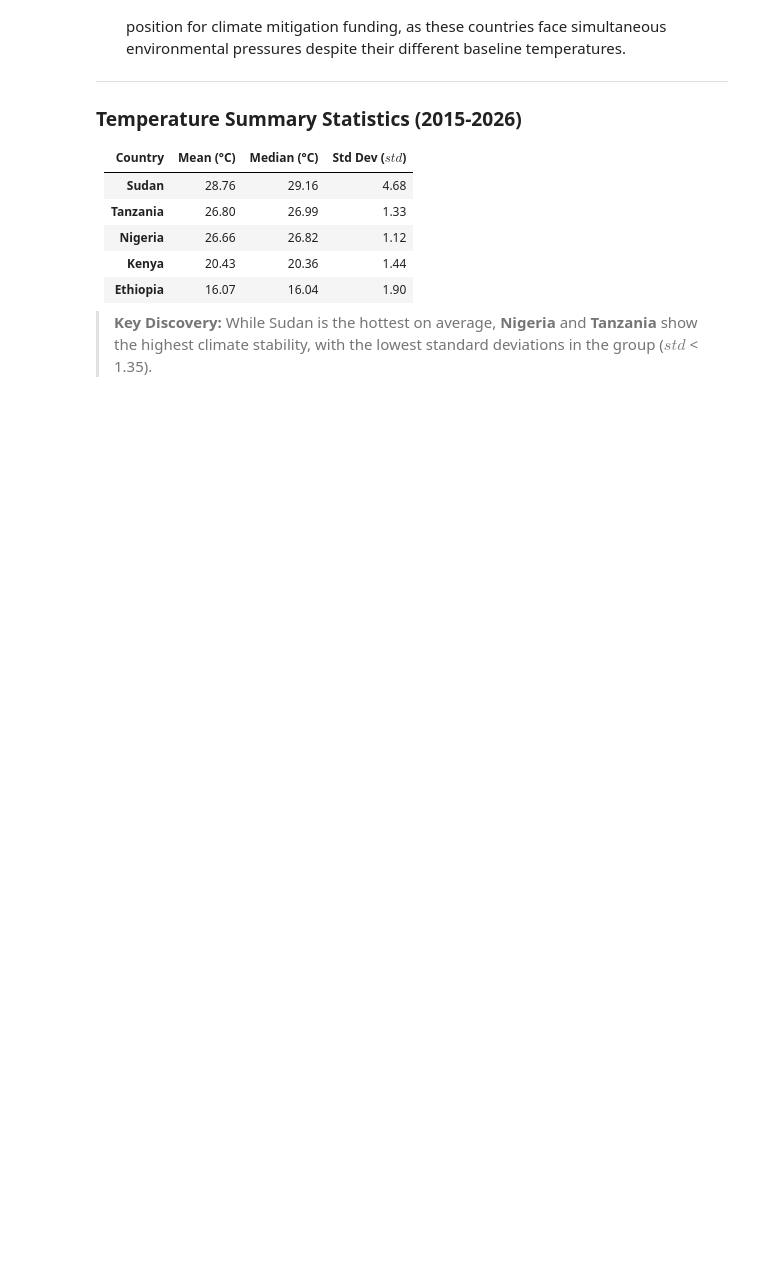
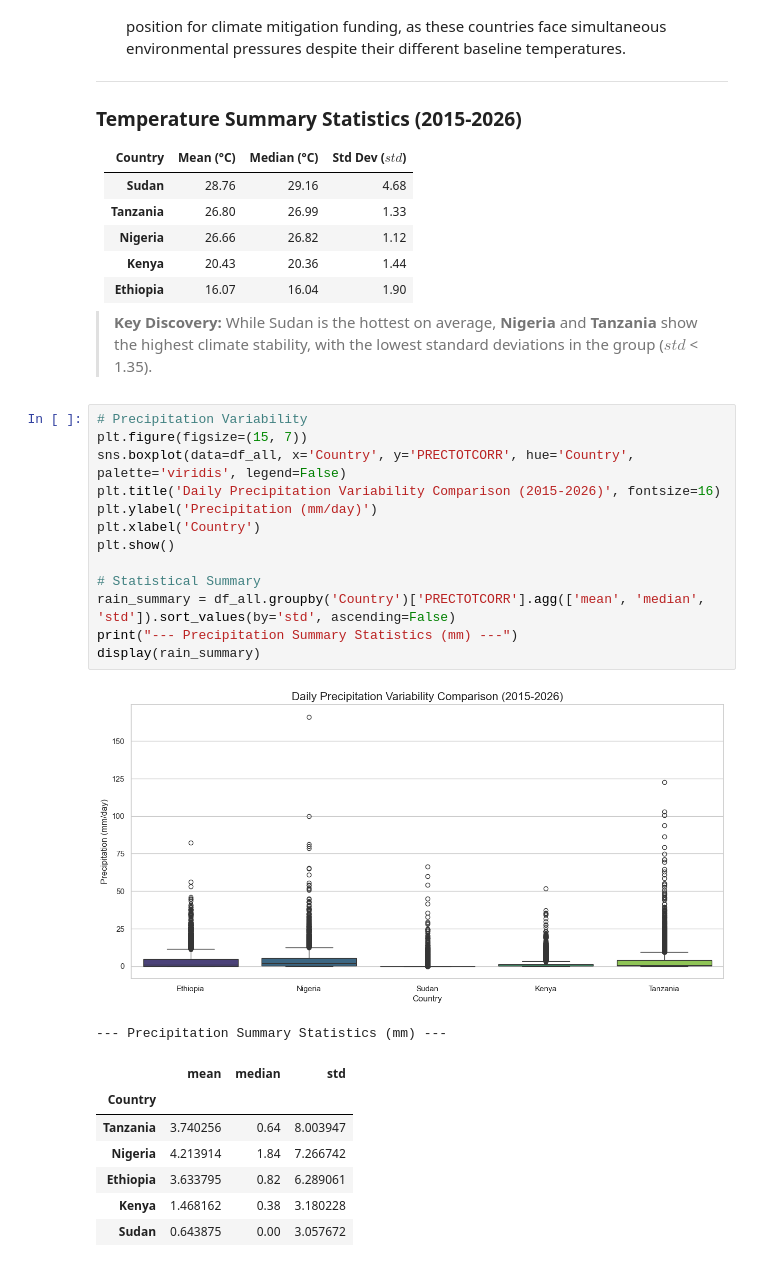
Before and after one commit to SimretAbebe/climate-challenge-week0, a Jupyter notebook: notebooks/compare_countries.ipynb, the cells around one changed output. Saved outputs shown, nothing was run; the diff lists cells and outputs as text; blank space fills up the shorter version.

Commit message:
feat: compare rainfall variability across 5 countries with boxplots and scientific notes

```diff
--- a/notebooks/compare_countries.ipynb
+++ b/notebooks/compare_countries.ipynb
@@ -90,3 +90,26 @@ display(temp_summary)
 | **Ethiopia** | 16.07 | 16.04 | 1.90 |
 
 > **Key Discovery:** While Sudan is the hottest on average, **Nigeria** and **Tanzania** show the highest climate stability, with the lowest standard deviations in the group ($std$ < 1.35).
+# %%
+# Precipitation Variability
+plt.figure(figsize=(15, 7))
+sns.boxplot(data=df_all, x='Country', y='PRECTOTCORR', hue='Country', palette='viridis', legend=False)
+plt.title('Daily Precipitation Variability Comparison (2015-2026)', fontsize=16)
+plt.ylabel('Precipitation (mm/day)')
+plt.xlabel('Country')
+plt.show()
+
+# Statistical Summary
+rain_summary = df_all.groupby('Country')['PRECTOTCORR'].agg(['mean', 'median', 'std']).sort_values(by='std', ascending=False)
+print("--- Precipitation Summary Statistics (mm) ---")
+display(rain_summary)
+# %% [output]
+[figure, added]
+--- Precipitation Summary Statistics (mm) ---
+|  | mean | median | std |
+| Country |  |  |  |
+| Tanzania | 3.740256 | 0.64 | 8.003947 |
+| Nigeria | 4.213914 | 1.84 | 7.266742 |
+| Ethiopia | 3.633795 | 0.82 | 6.289061 |
+| Kenya | 1.468162 | 0.38 | 3.180228 |
+| Sudan | 0.643875 | 0.00 | 3.057672 |
```
Also changed, not shown: parts of 1 cell of this notebook.
